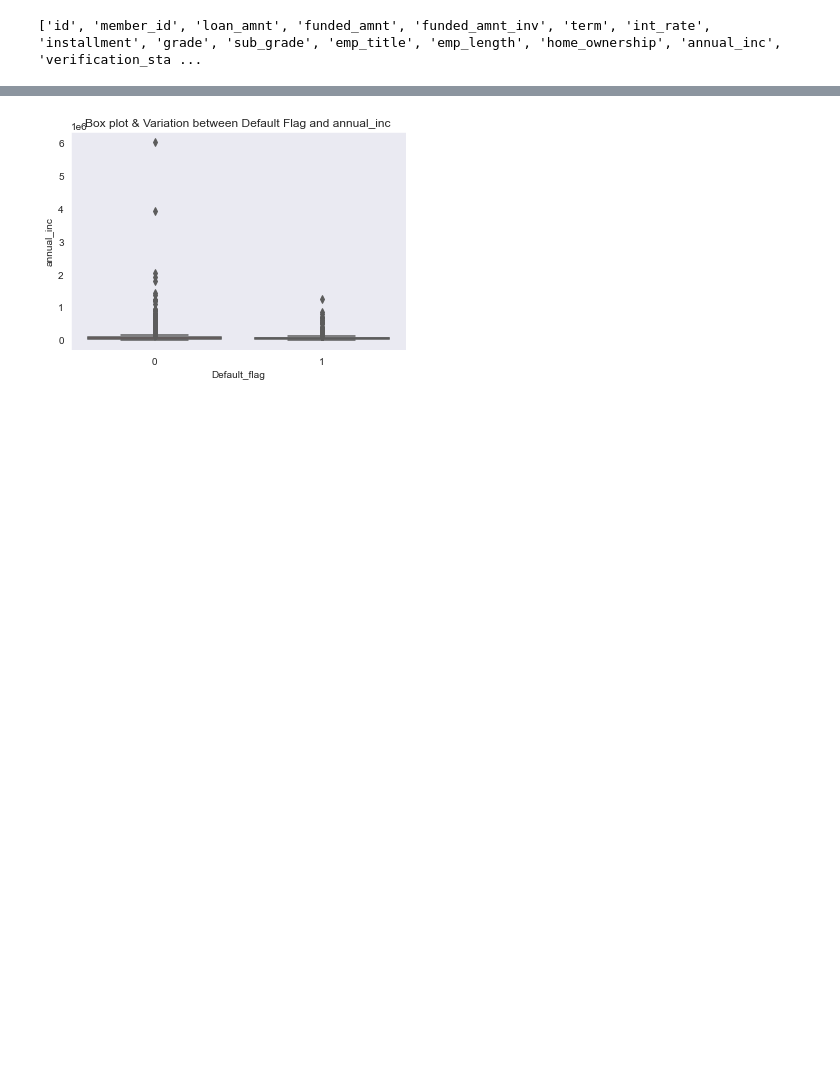
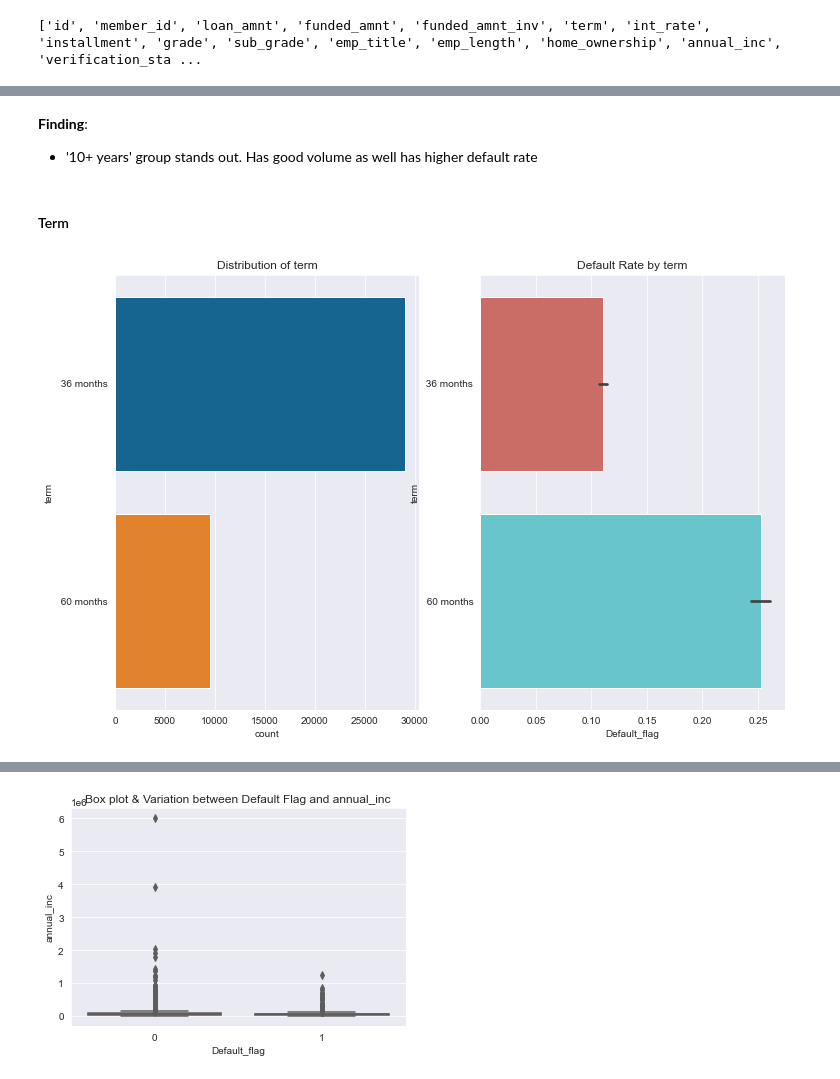
Before and after one commit to udaykadavi/LendingClubCaseStudy, a Jupyter notebook: EDA_UA.ipynb, the cells around one changed output, grey strips where cells are left out. Cells and saved outputs as stored; diff of their text form; code cells hidden in the pictures; blank space fills up the shorter version.

```diff
--- a/EDA_UA.ipynb
+++ b/EDA_UA.ipynb
@@ -879,0 +896,10 @@ for var in categ_var_list_of_interest:
+# %% [markdown]
+**Finding**:
+- '10+ years' group stands out. Has good volume as well has higher default rate
+# %% [markdown]
+#### Term
+# %%
+var = 'term'
+plot_categ(df = loan_df, var=var)
+# %% [output]
+[figure, added]
```
Also changed, not shown: parts of 76 cells of this notebook.
